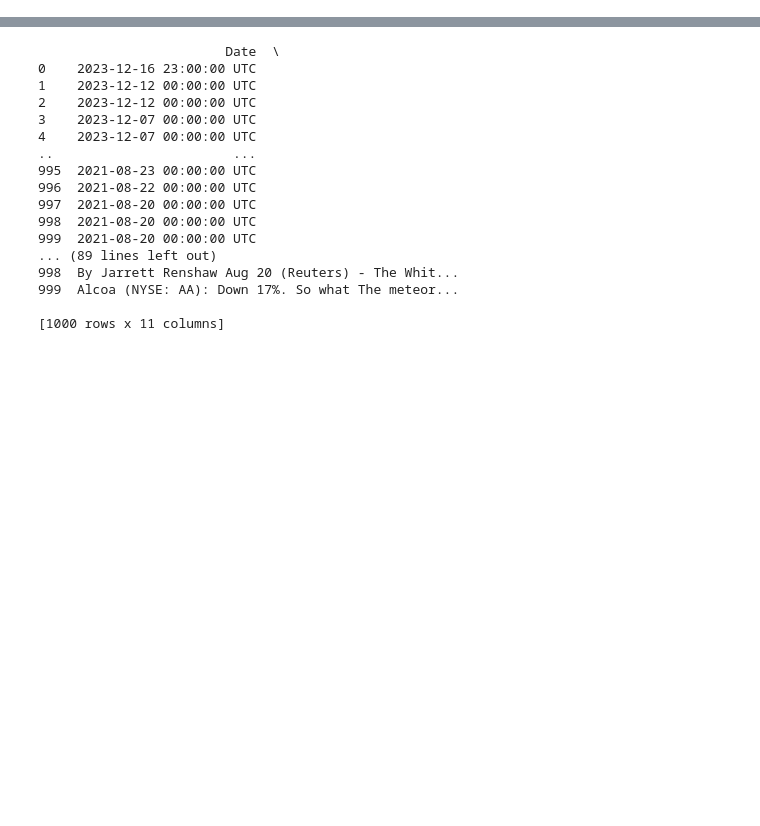
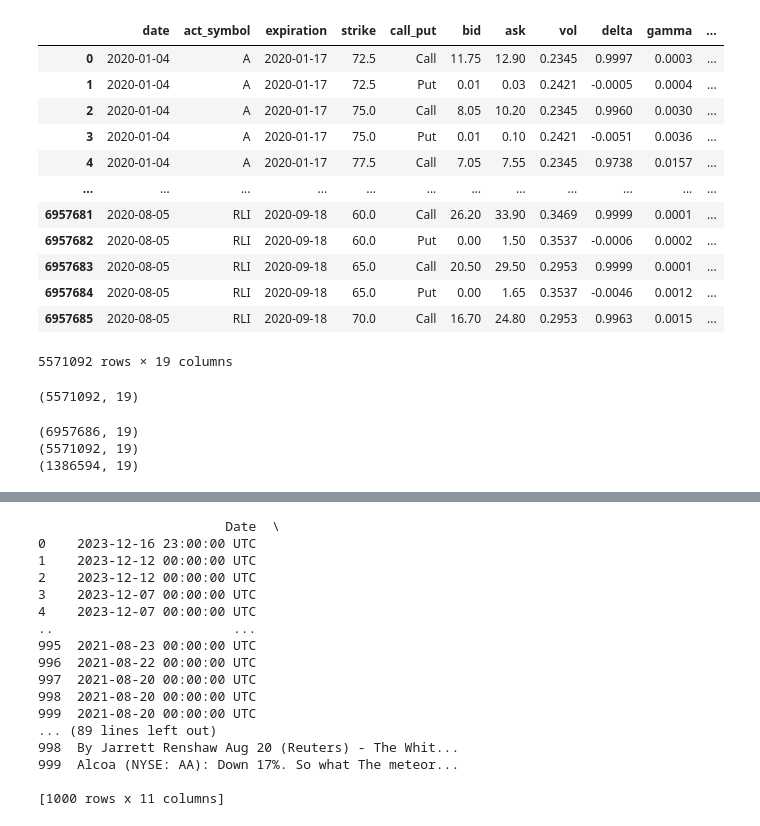
Before and after one commit to ImAHappyDuck/capstone, a Jupyter notebook: nasdaq.ipynb, the cells around one changed output, grey strips where cells are left out. Cells and saved outputs as stored; diff of their text form; code cells hidden in the pictures; blank space fills up the shorter version.

```diff
--- a/nasdaq.ipynb
+++ b/nasdaq.ipynb
@@ -5,3 +5,32 @@ nasdaq_external_data = pd.read_csv('nasdaq_exteral_data.csv', nrows=1000)
 
 nasdaq_external_data = nasdaq_external_data.drop(columns=['Unnamed: 0'])
 nasdaq_external_data.to_csv('nasdaq_exteral_data_short.csv', index=False)
+# %%
+df = pd.read_csv('cleaned_optData.csv')
+# %%
+good_df = df[df['moneyness'].isna() == False]
+display(good_df)
+print(good_df.shape)
+# %% [output]
+|  | date | act_symbol | expiration | strike | call_put | bid | ask | vol | delta | gamma | ... |
+| 0 | 2020-01-04 | A | 2020-01-17 | 72.5 | Call | 11.75 | 12.90 | 0.2345 | 0.9997 | 0.0003 | ... |
+| 1 | 2020-01-04 | A | 2020-01-17 | 72.5 | Put | 0.01 | 0.03 | 0.2421 | -0.0005 | 0.0004 | ... |
+| 2 | 2020-01-04 | A | 2020-01-17 | 75.0 | Call | 8.05 | 10.20 | 0.2345 | 0.9960 | 0.0030 | ... |
+| 3 | 2020-01-04 | A | 2020-01-17 | 75.0 | Put | 0.01 | 0.10 | 0.2421 | -0.0051 | 0.0036 | ... |
+| 4 | 2020-01-04 | A | 2020-01-17 | 77.5 | Call | 7.05 | 7.55 | 0.2345 | 0.9738 | 0.0157 | ... |
+| ... | ... | ... | ... | ... | ... | ... | ... | ... | ... | ... | ... |
+| 6957681 | 2020-08-05 | RLI | 2020-09-18 | 60.0 | Call | 26.20 | 33.90 | 0.3469 | 0.9999 | 0.0001 | ... |
+| 6957682 | 2020-08-05 | RLI | 2020-09-18 | 60.0 | Put | 0.00 | 1.50 | 0.3537 | -0.0006 | 0.0002 | ... |
+| 6957683 | 2020-08-05 | RLI | 2020-09-18 | 65.0 | Call | 20.50 | 29.50 | 0.2953 | 0.9999 | 0.0001 | ... |
+| 6957684 | 2020-08-05 | RLI | 2020-09-18 | 65.0 | Put | 0.00 | 1.65 | 0.3537 | -0.0046 | 0.0012 | ... |
+| 6957685 | 2020-08-05 | RLI | 2020-09-18 | 70.0 | Call | 16.70 | 24.80 | 0.2953 | 0.9963 | 0.0015 | ... |
+5571092 rows × 19 columns
+(5571092, 19)
+# %%
+print(df.shape)
+print(good_df.shape)
+print(nan_df.shape)
+# %% [output]
+(6957686, 19)
+(5571092, 19)
+(1386594, 19)
```
Also changed, not shown: parts of 1 cell of this notebook, 1 other file.
